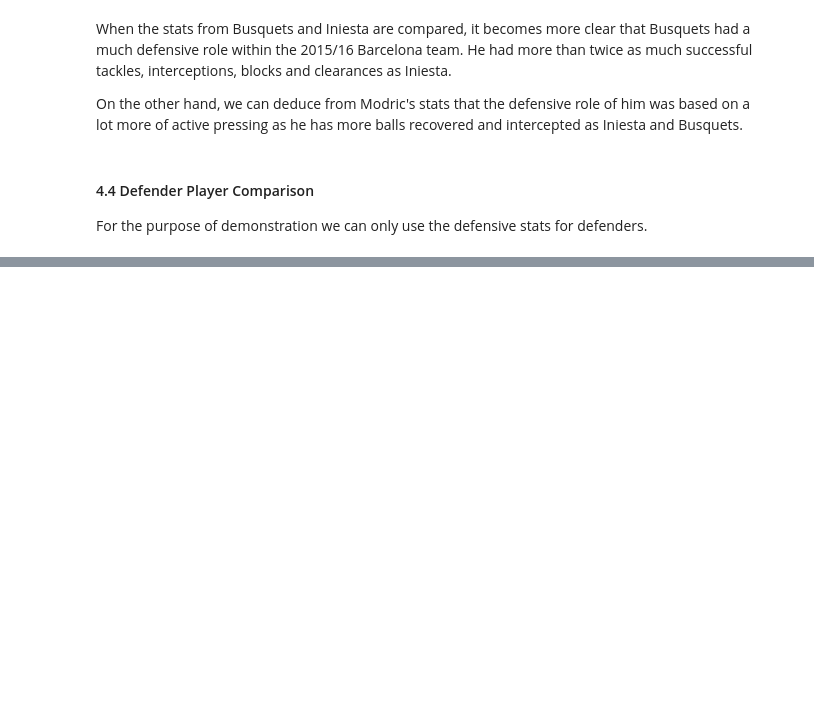
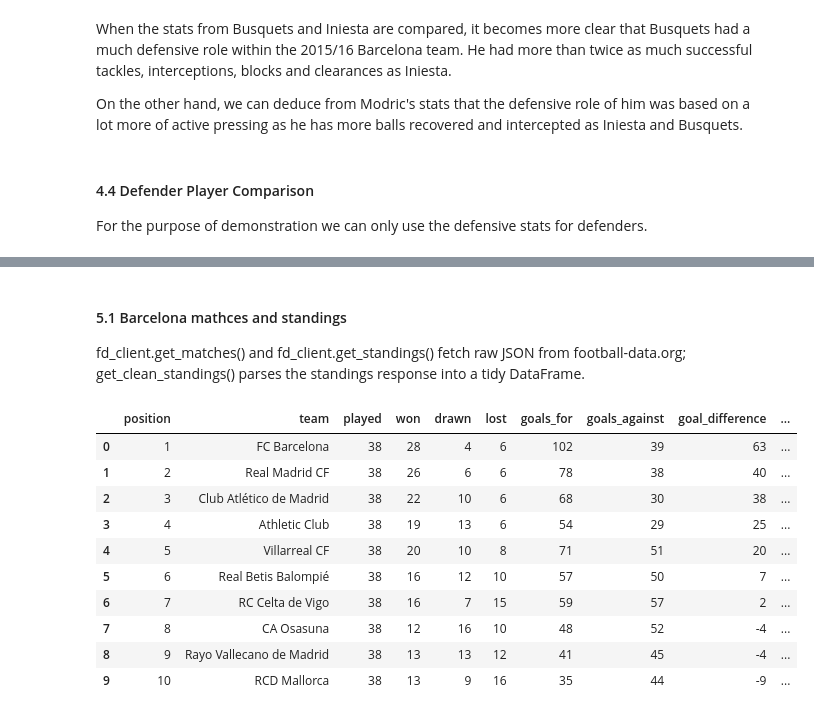
Before and after one commit to leventdusunceli/football_analytics, a Jupyter notebook: notebooks/football_analytics_demo.ipynb, the cells around one changed output, grey strips where cells are left out. Drawn from its saved outputs; the diff is of its cells as text; code cells hidden in the pictures; blank space fills up the shorter version.

```diff
--- a/notebooks/football_analytics_demo.ipynb
+++ b/notebooks/football_analytics_demo.ipynb
@@ -621,0 +649,25 @@ For the purpose of demonstration we can only use the defensive stats for defende
+# %% [markdown]
+#### 5.1 Barcelona mathces and standings
+
+fd_client.get_matches() and fd_client.get_standings() fetch raw JSON from football-data.org; get_clean_standings() parses the standings response into a tidy DataFrame.
+# %%
+SEASON = 2024  # 2024/25 La Liga
+TEAM = "FC Barcelona"
+
+raw_matches = fd_client.get_matches(competition="la_liga", season=SEASON)
+raw_standings = fd_client.get_standings(competition="la_liga", season=SEASON)
+
+standings = get_clean_standings(raw_standings)
+standings.head(10)
+# %% [output]
+|  | position | team | played | won | drawn | lost | goals_for | goals_against | goal_difference | ... |
+| 0 | 1 | FC Barcelona | 38 | 28 | 4 | 6 | 102 | 39 | 63 | ... |
+| 1 | 2 | Real Madrid CF | 38 | 26 | 6 | 6 | 78 | 38 | 40 | ... |
+| 2 | 3 | Club Atlético de Madrid | 38 | 22 | 10 | 6 | 68 | 30 | 38 | ... |
+| 3 | 4 | Athletic Club | 38 | 19 | 13 | 6 | 54 | 29 | 25 | ... |
+| 4 | 5 | Villarreal CF | 38 | 20 | 10 | 8 | 71 | 51 | 20 | ... |
+| 5 | 6 | Real Betis Balompié | 38 | 16 | 12 | 10 | 57 | 50 | 7 | ... |
+| 6 | 7 | RC Celta de Vigo | 38 | 16 | 7 | 15 | 59 | 57 | 2 | ... |
+| 7 | 8 | CA Osasuna | 38 | 12 | 16 | 10 | 48 | 52 | -4 | ... |
+| 8 | 9 | Rayo Vallecano de Madrid | 38 | 13 | 13 | 12 | 41 | 45 | -4 | ... |
+| 9 | 10 | RCD Mallorca | 38 | 13 | 9 | 16 | 35 | 44 | -9 | ... |
```
Also changed, not shown: parts of 21 cells of this notebook, 1 other file.
